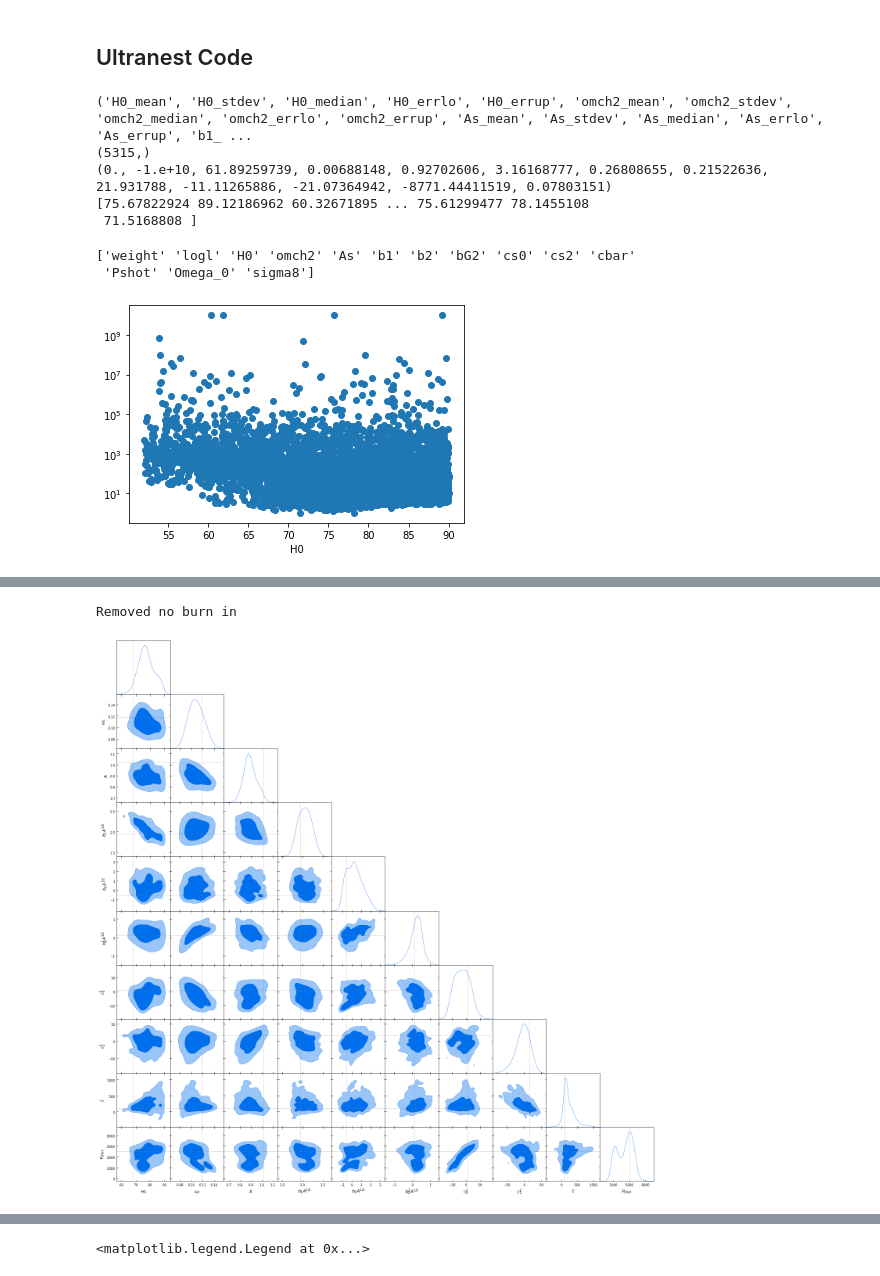
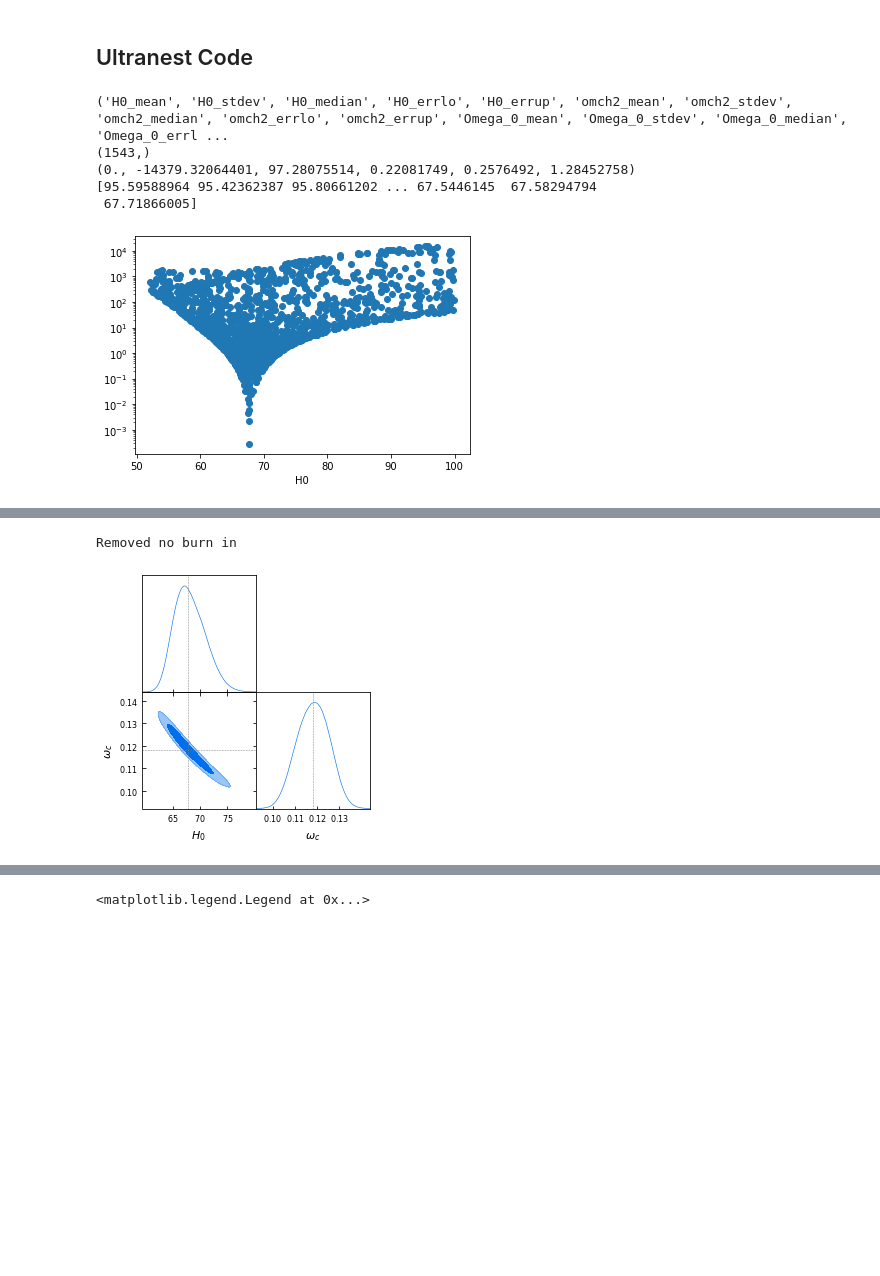
Before and after one commit to jadamo/CovNet, a Jupyter notebook: notebooks/Likelihood.ipynb, the cells around one changed output, grey strips where cells are left out. Cells and saved outputs as stored; diff of their text form; code cells hidden in the pictures; blank space fills up the shorter version.

```diff
--- a/notebooks/Likelihood.ipynb
+++ b/notebooks/Likelihood.ipynb
@@ -151,7 +151,7 @@ def plot_derived_contours(sample_list, sigma_8, legend_labels, fill):
 # %% [markdown]
 ## Ultranest Code
 # %%
-ultranest_dir = "/home/jadamo/UArizona/Research/CovNet/chains/Ultranest/debug-10params/"
+ultranest_dir = "/home/joeadamo/Research/CovNet/chains/Ultranest/test/"
 #prefix = ["Fixed-", "No-T0-"]
 
 # load in the chain as a structured array
@@ -162,11 +162,11 @@ print(chain.shape)
 print(chain[3])
 print(chain[chain.dtype.names[2]])
 # %% [output]
-('H0_mean', 'H0_stdev', 'H0_median', 'H0_errlo', 'H0_errup', 'omch2_mean', 'omch2_stdev', 'omch2_median', 'omch2_errlo', 'omch2_errup', 'As_mean', 'As_stdev', 'As_median', 'As_errlo', 'As_errup', 'b1_ ...
-(5315,)
-(0., -1.e+10, 61.89259739, 0.00688148, 0.92702606, 3.16168777, 0.26808655, 0.21522636, 21.931788, -11.11265886, -21.07364942, -8771.44411519, 0.07803151)
-[75.67822924 89.12186962 60.32671895 ... 75.61299477 78.1455108
- 71.5168808 ]
+('H0_mean', 'H0_stdev', 'H0_median', 'H0_errlo', 'H0_errup', 'omch2_mean', 'omch2_stdev', 'omch2_median', 'omch2_errlo', 'omch2_errup', 'Omega_0_mean', 'Omega_0_stdev', 'Omega_0_median', 'Omega_0_errl ...
+(1543,)
+(0., -14379.32064401, 97.28075514, 0.22081749, 0.2576492, 1.28452758)
+[95.59588964 95.42362387 95.80661202 ... 67.5446145  67.58294794
+ 67.71866005]
 # %%
 # if there isn't a sigma8 column, calculate sigma8
 # NOTE: this takes around 20 minutes!
@@ -174,20 +174,17 @@ if not "sigma8" in chain.dtype.names:
     new_names = np.append(chain.dtype.names, "sigma8")
     print(new_names)
     sigma8 = calc_sigma8(chain)
-# %% [output]
-['weight' 'logl' 'H0' 'omch2' 'As' 'b1' 'b2' 'bG2' 'cs0' 'cs2' 'cbar'
- 'Pshot' 'Omega_0' 'sigma8']
 # %%
 plt.scatter(chain["H0"], -chain["logl"])
 plt.xlabel("H0")
 plt.yscale("log")
 # %% [output]
-[figure, old version]
+[figure, new version]
 # %%
-labels =  ["H_0", "\omega_c", "A", "b_1A^{1/2}", 'b_2A^{1/2}', "b_G^2A^{1/2}", "c_0^2", "c_2^2", "\hat{c}", "P_{shot}"]
-#labels =  ["H_0", "\omega_c", "P_{shot}"]
-cosmo_truth = [67.77, 0.11827,1.016,1.9485, -0.5387, 0.1, 5., 15., 100, 5e3]
-#cosmo_truth = [67.77, 0.11827, 5e3]
+#labels =  ["H_0", "\omega_c", "A", "b_1A^{1/2}", 'b_2A^{1/2}', "b_G^2A^{1/2}", "c_0^2", "c_2^2", "\hat{c}", "P_{shot}"]
+labels =  ["H_0", "\omega_c"]#, "P_{shot}"]
+#cosmo_truth = [67.77, 0.11827,1.016,1.9485, -0.5387, 0.1, 5., 15., 100, 5e3]
+cosmo_truth = [67.77, 0.11827]#, 5e3]
 
-plot_cosmo_contours([chain], labels, cosmo_truth, ["Fixed Covariance (fiducial cosmology)"],10, True)
+plot_cosmo_contours([chain], labels, cosmo_truth, ["Fixed Covariance (fiducial cosmology)"],2, True)
 # %% [output]
@@ -195,3 +192,3 @@ WARNING:root:outlier fraction 0.022578534031413612
 Removed no burn in
-[figure, old version]
+[figure, new version]
 # %%
```
Also changed, not shown: parts of 6 cells of this notebook, 5 other files.
